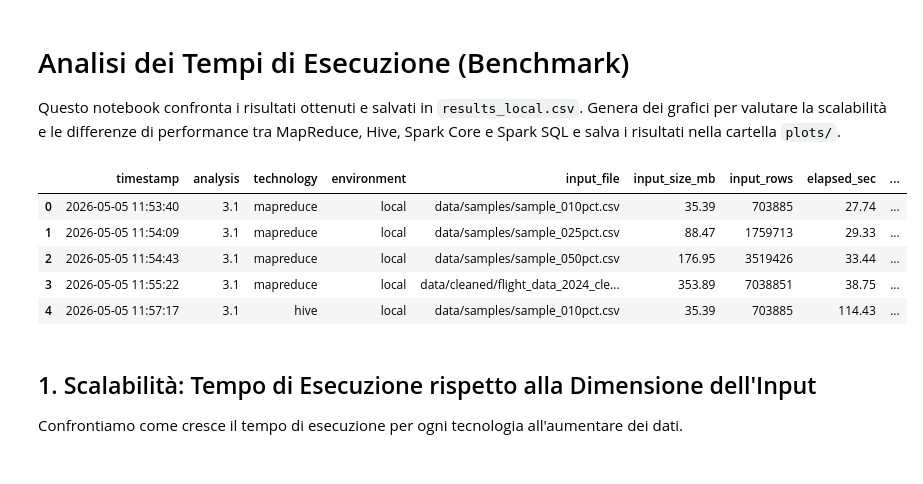
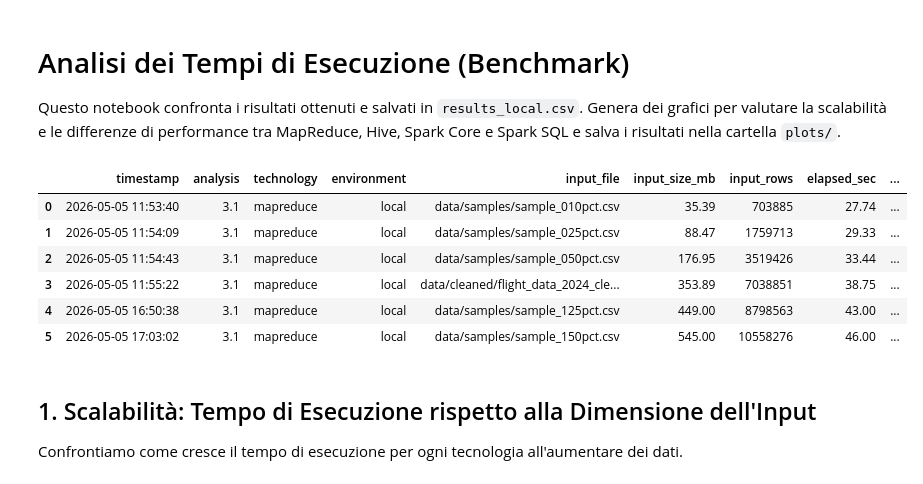
Before and after one commit to sciro24/Hadoop-Hive-Spark-FlightsDelay, a Jupyter notebook: benchmarks/analisi_benchmark.ipynb, the cells around one changed output. Saved outputs shown, nothing was run; the diff lists cells and outputs as text; code cells hidden in the pictures.

```diff
--- a/benchmarks/analisi_benchmark.ipynb
+++ b/benchmarks/analisi_benchmark.ipynb
@@ -5,34 +5,35 @@ Questo notebook confronta i risultati ottenuti e salvati in `results_local.csv`.
 # %%
 import pandas as pd
 import matplotlib.pyplot as plt
 import seaborn as sns
 import os
 
 # Assicuriamoci che la cartella plots esista
 os.makedirs('plots', exist_ok=True)
 
 # Impostiamo lo stile dei grafici
 sns.set_theme(style='whitegrid')
 
 # Caricamento dei risultati
 df = pd.read_csv('results_local.csv').dropna(how='all')
 
 # Pulizia base per evitare problemi con righe vuote
 df = df[df['analysis'] != 'analysis']
 
 # Convertiamo i tipi di dato
 df['input_size_mb'] = df['input_size_mb'].astype(float)
 df['elapsed_sec'] = df['elapsed_sec'].astype(float)
 df['analysis'] = df['analysis'].astype(str)
 
-df.head()
+df.head(6)
 # %% [output]
 |  | timestamp | analysis | technology | environment | input_file | input_size_mb | input_rows | elapsed_sec | ... |
 | 0 | 2026-05-05 11:53:40 | 3.1 | mapreduce | local | data/samples/sample_010pct.csv | 35.39 | 703885 | 27.74 | ... |
 | 1 | 2026-05-05 11:54:09 | 3.1 | mapreduce | local | data/samples/sample_025pct.csv | 88.47 | 1759713 | 29.33 | ... |
 | 2 | 2026-05-05 11:54:43 | 3.1 | mapreduce | local | data/samples/sample_050pct.csv | 176.95 | 3519426 | 33.44 | ... |
 | 3 | 2026-05-05 11:55:22 | 3.1 | mapreduce | local | data/cleaned/flight_data_2024_cle... | 353.89 | 7038851 | 38.75 | ... |
-| 4 | 2026-05-05 11:57:17 | 3.1 | hive | local | data/samples/sample_010pct.csv | 35.39 | 703885 | 114.43 | ... |
+| 4 | 2026-05-05 16:50:38 | 3.1 | mapreduce | local | data/samples/sample_125pct.csv | 449.00 | 8798563 | 43.00 | ... |
+| 5 | 2026-05-05 17:03:02 | 3.1 | mapreduce | local | data/samples/sample_150pct.csv | 545.00 | 10558276 | 46.00 | ... |
 # %% [markdown]
 ## 1. Scalabilità: Tempo di Esecuzione rispetto alla Dimensione dell'Input
 Confrontiamo come cresce il tempo di esecuzione per ogni tecnologia all'aumentare dei dati.
```
Also changed, not shown: parts of 1 cell of this notebook, 4 other files.
